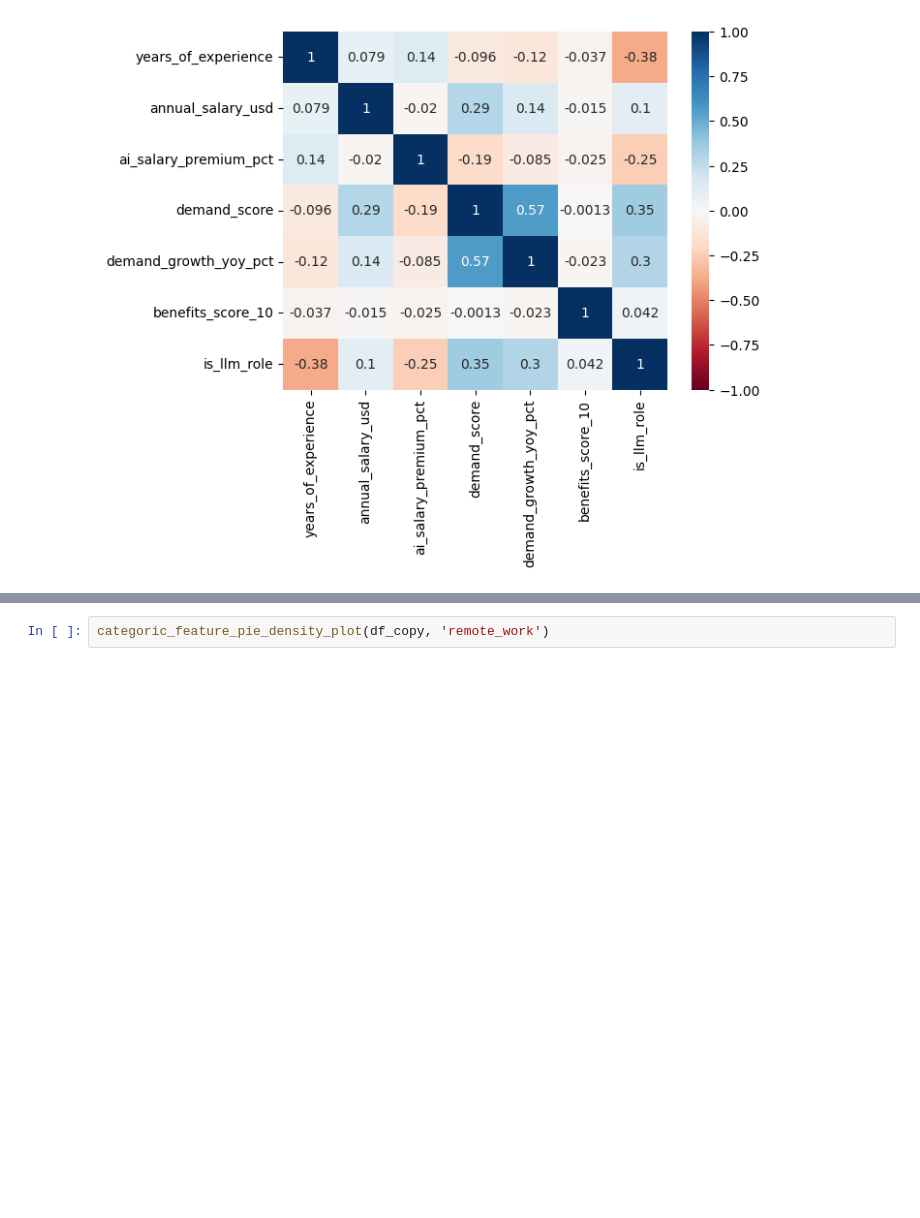
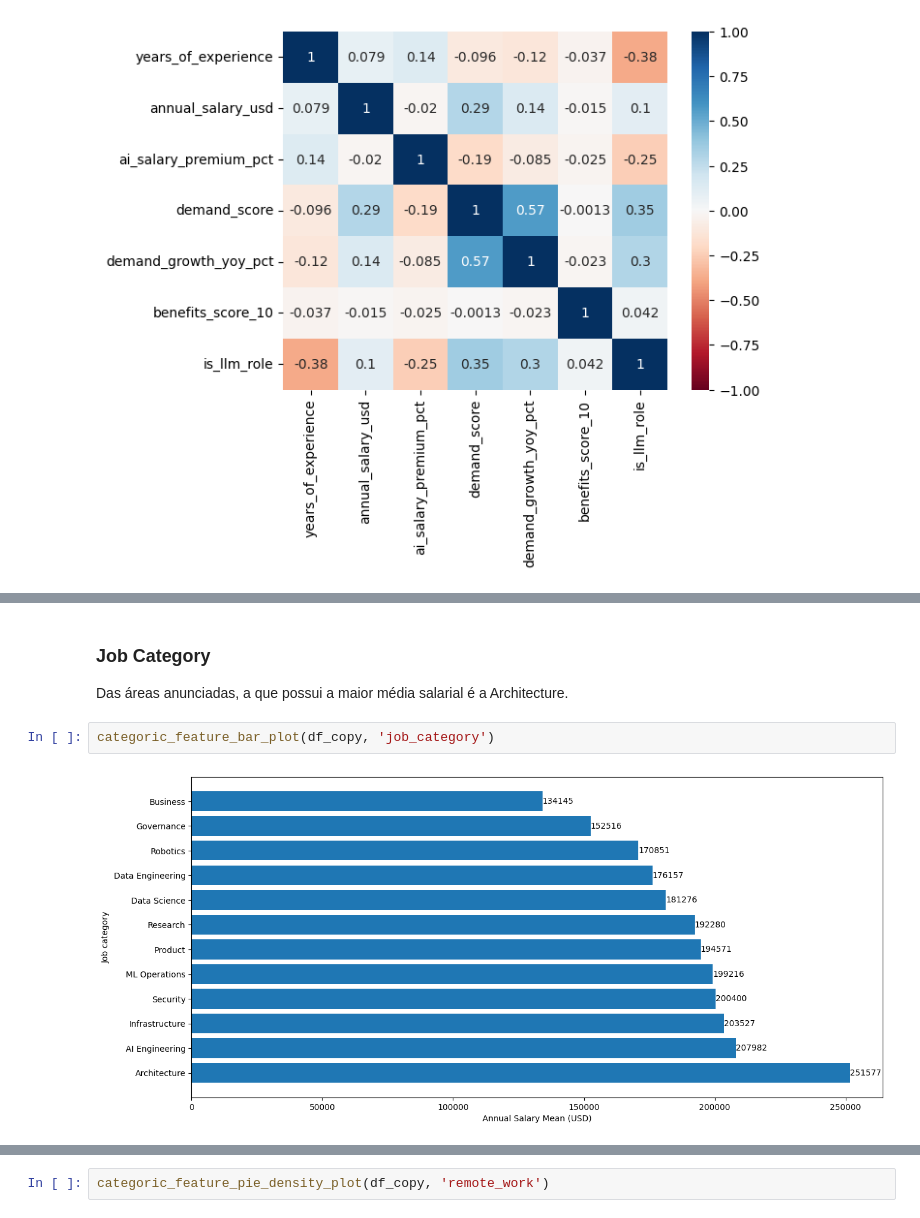
Before and after one commit to LucasDSF7/Data-Analysis-Puc-Rio, a Jupyter notebook: mvp/ia_jobs_market.ipynb, the cells around one changed output, grey strips where cells are left out. Saved outputs shown, nothing was run; the diff lists cells and outputs as text; blank space fills up the shorter version.

```diff
--- a/mvp/ia_jobs_market.ipynb
+++ b/mvp/ia_jobs_market.ipynb
@@ -371,0 +397,8 @@ def categoric_feature_pie_density_plot(df: pd.DataFrame, label: str) -> None:
+# %% [markdown]
+### Job Category
+
+Das áreas anunciadas, a que possui a maior média salarial é a Architecture.
+# %%
+categoric_feature_bar_plot(df_copy, 'job_category')
+# %% [output]
+[figure, added]
```
Also changed, not shown: parts of 17 cells of this notebook, 1 other file.
